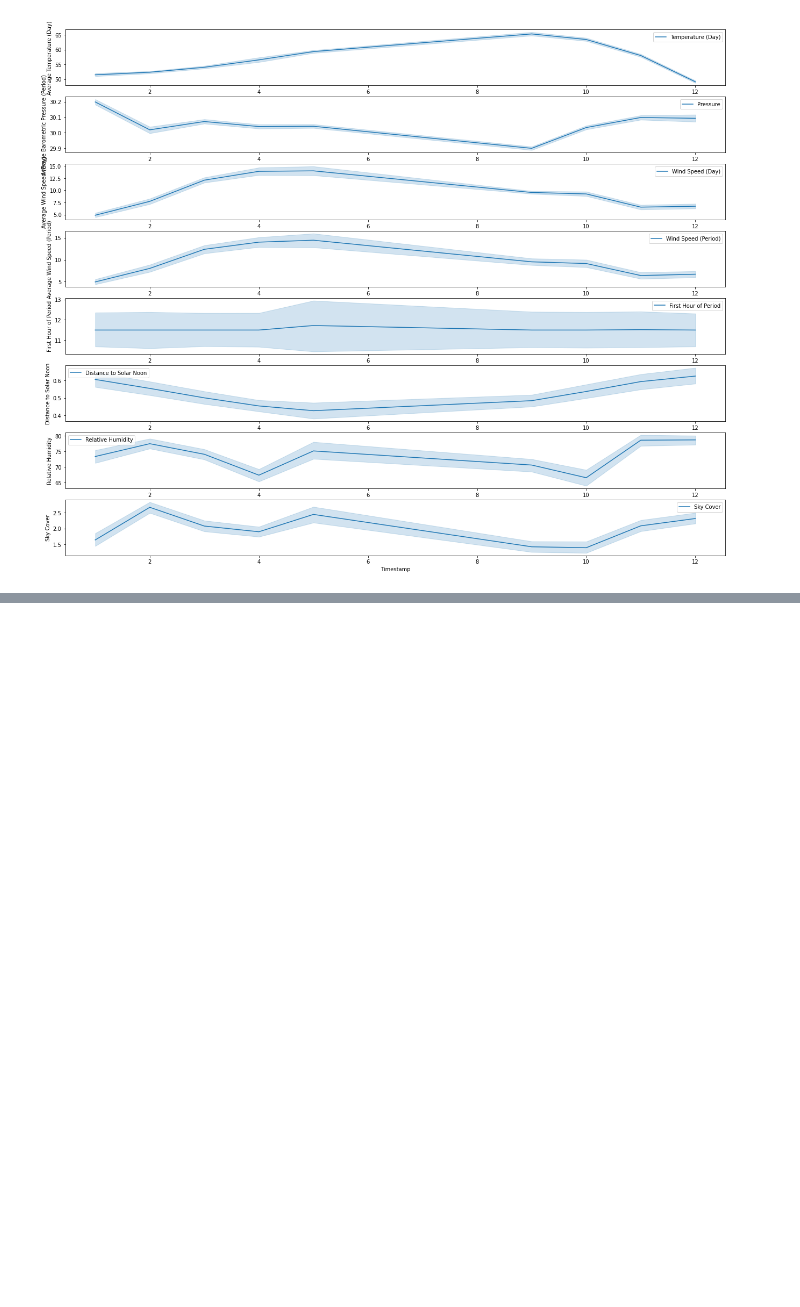
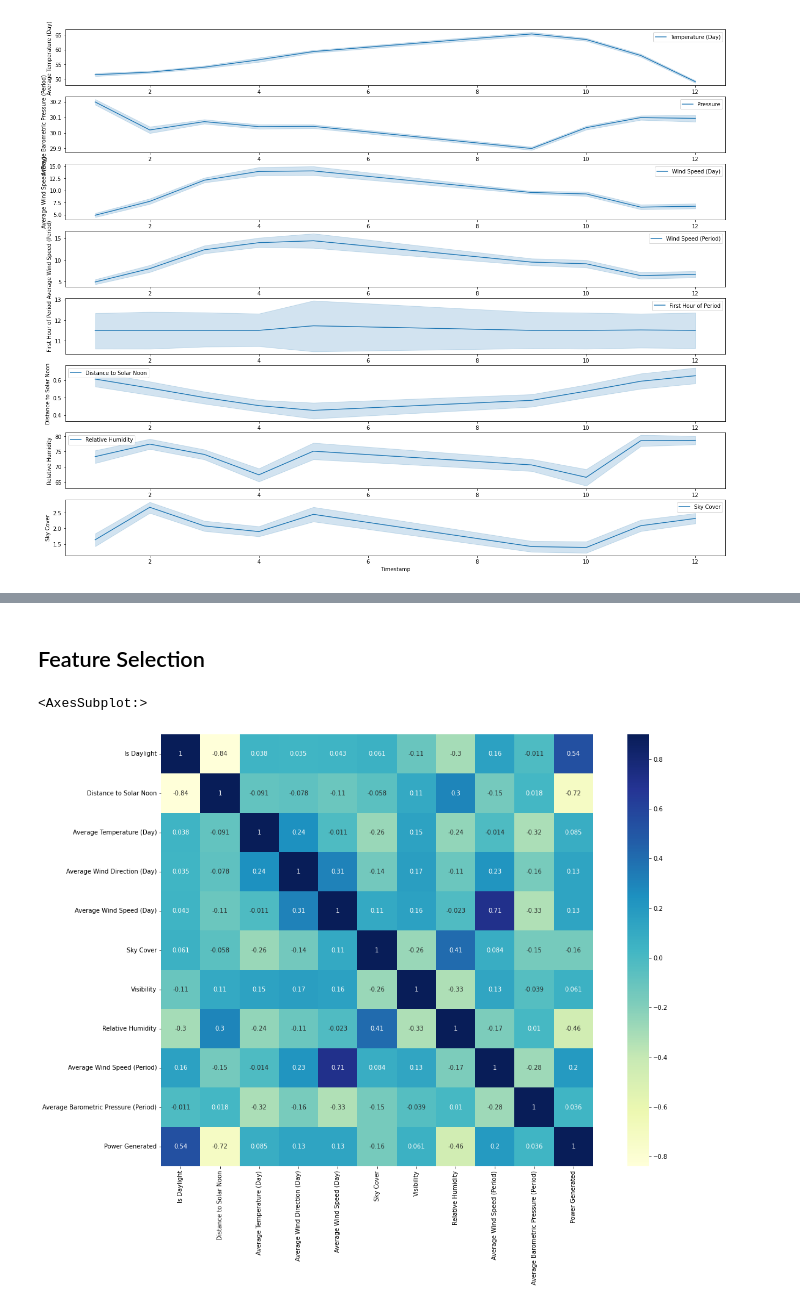
Before and after one commit to rathorepushkin/Major-project-8th-sem, a Jupyter notebook: analysis_notebook.ipynb, the cells around one changed output, grey strips where cells are left out. Cells and saved outputs as stored; diff of their text form; code cells hidden in the pictures; blank space fills up the shorter version.

```diff
--- a/analysis_notebook.ipynb
+++ b/analysis_notebook.ipynb
@@ -146,0 +150,12 @@ Week Wise Distribution of Various Data
+# %% [markdown]
+## Feature Selection
+# %%
+corr = train[['Is Daylight', 'Distance to Solar Noon', 'Average Temperature (Day)',
+'Average Wind Direction (Day)', 'Average Wind Speed (Day)', 'Sky Cover','Visibility', 'Relative Humidity', 'Average Wind Speed (Period)','Average Barometric Pressure (Period)', 'Power Generated']].corr()
+# %%
+fig, ax = plt.subplots(figsize=(8,8))
+fig.set_size_inches(20,13)
+sns.heatmap(corr, vmax=0.9, square=True, ax=ax, annot=True, cmap="YlGnBu")
+# %% [output]
+<AxesSubplot:>
+[figure, added]
```
Also changed, not shown: parts of 21 cells of this notebook, 3 other files.
